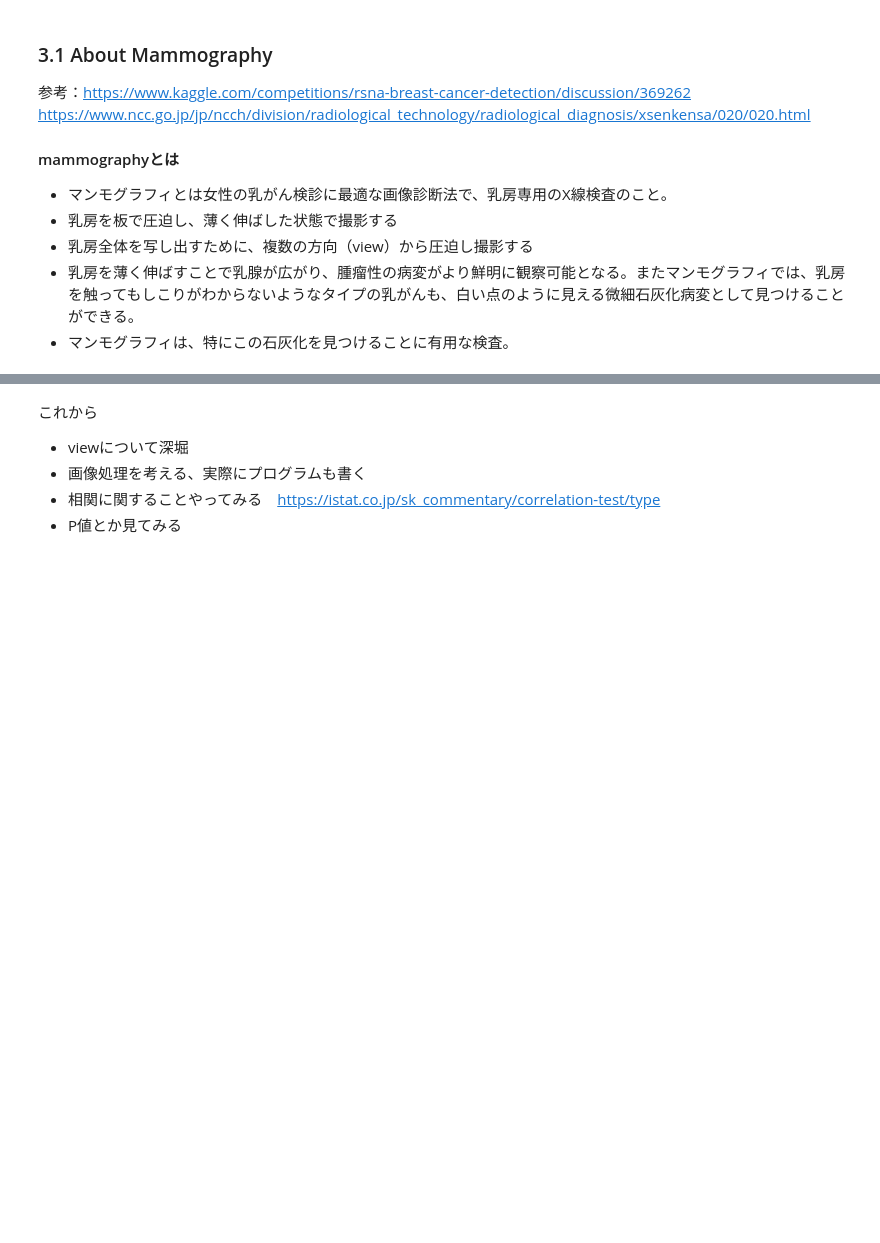
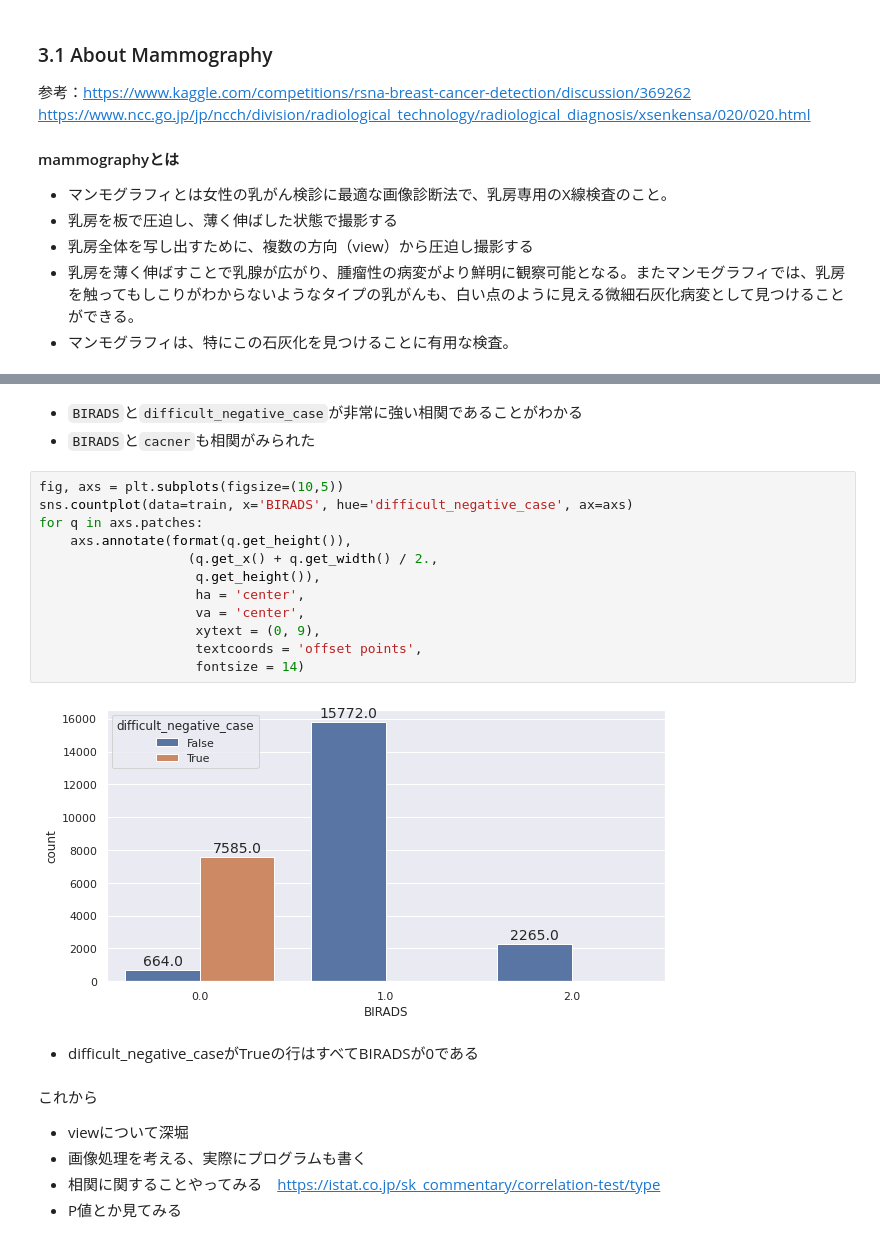
Before and after one commit to sanma-1230/kaggle-competition-rsna, a Jupyter notebook: rsna-eda.ipynb, the cells around one changed output, grey strips where cells are left out. Drawn from its saved outputs; the diff is of its cells as text; blank space fills up the shorter version.

```diff
--- a/rsna-eda.ipynb
+++ b/rsna-eda.ipynb
@@ -908,3 +950,22 @@ https://www.ncc.go.jp/jp/ncch/division/radiological_technology/radiological_diag
+# %% [markdown]
+* `BIRADS`と`difficult_negative_case`が非常に強い相関であることがわかる
+* `BIRADS`と`cacner`も相関がみられた
+# %%
+fig, axs = plt.subplots(figsize=(10,5))
+sns.countplot(data=train, x='BIRADS', hue='difficult_negative_case', ax=axs)
+for q in axs.patches:
+    axs.annotate(format(q.get_height()),
+                   (q.get_x() + q.get_width() / 2.,
+                    q.get_height()),
+                    ha = 'center',
+                    va = 'center',
+                    xytext = (0, 9),
+                    textcoords = 'offset points',
+                    fontsize = 14)
+# %% [output]
+[figure, added]
+# %% [markdown]
+* difficult_negative_caseがTrueの行はすべてBIRADSが0である
 # %% [markdown]
 これから
 * viewについて深堀
```
Also changed, not shown: parts of 35 cells of this notebook.
